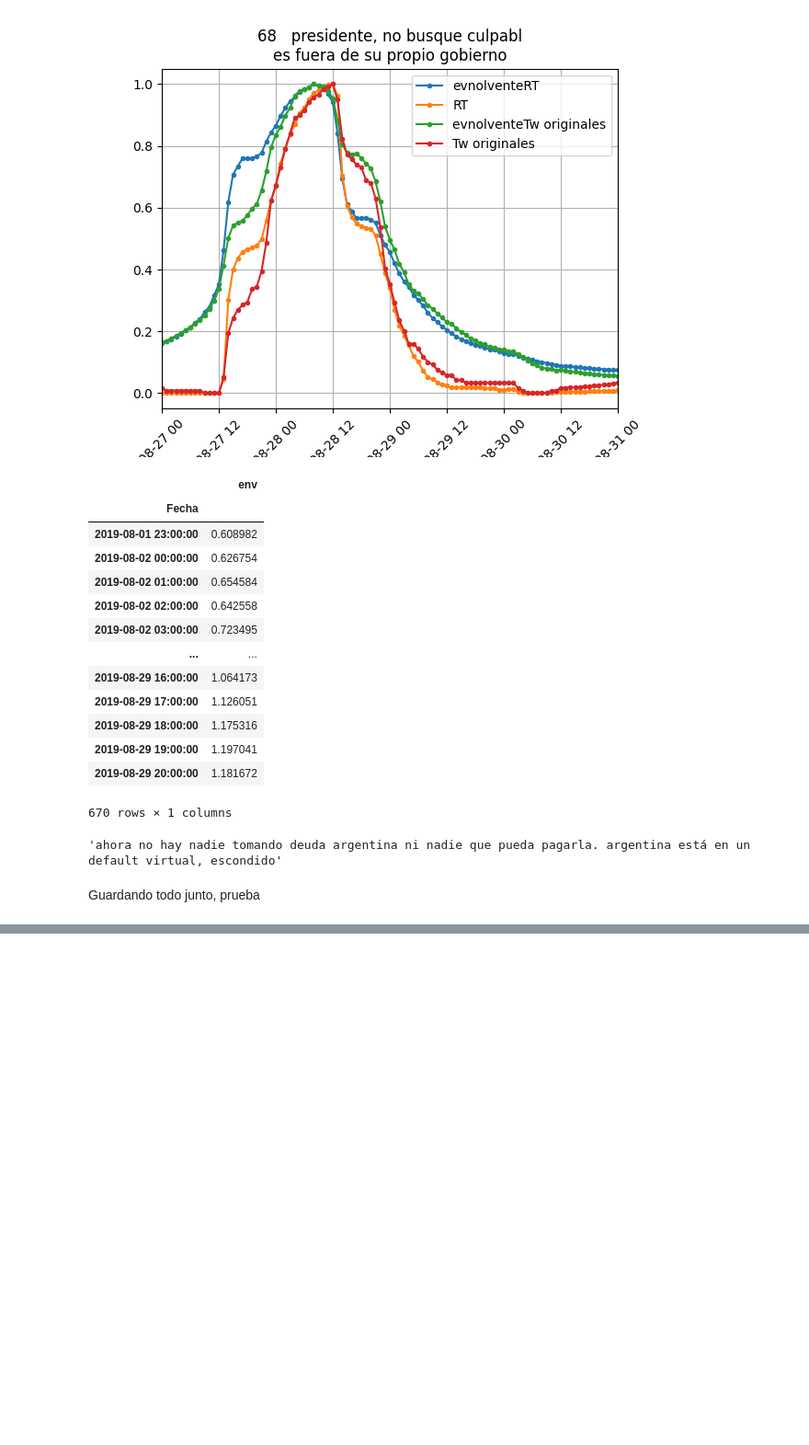
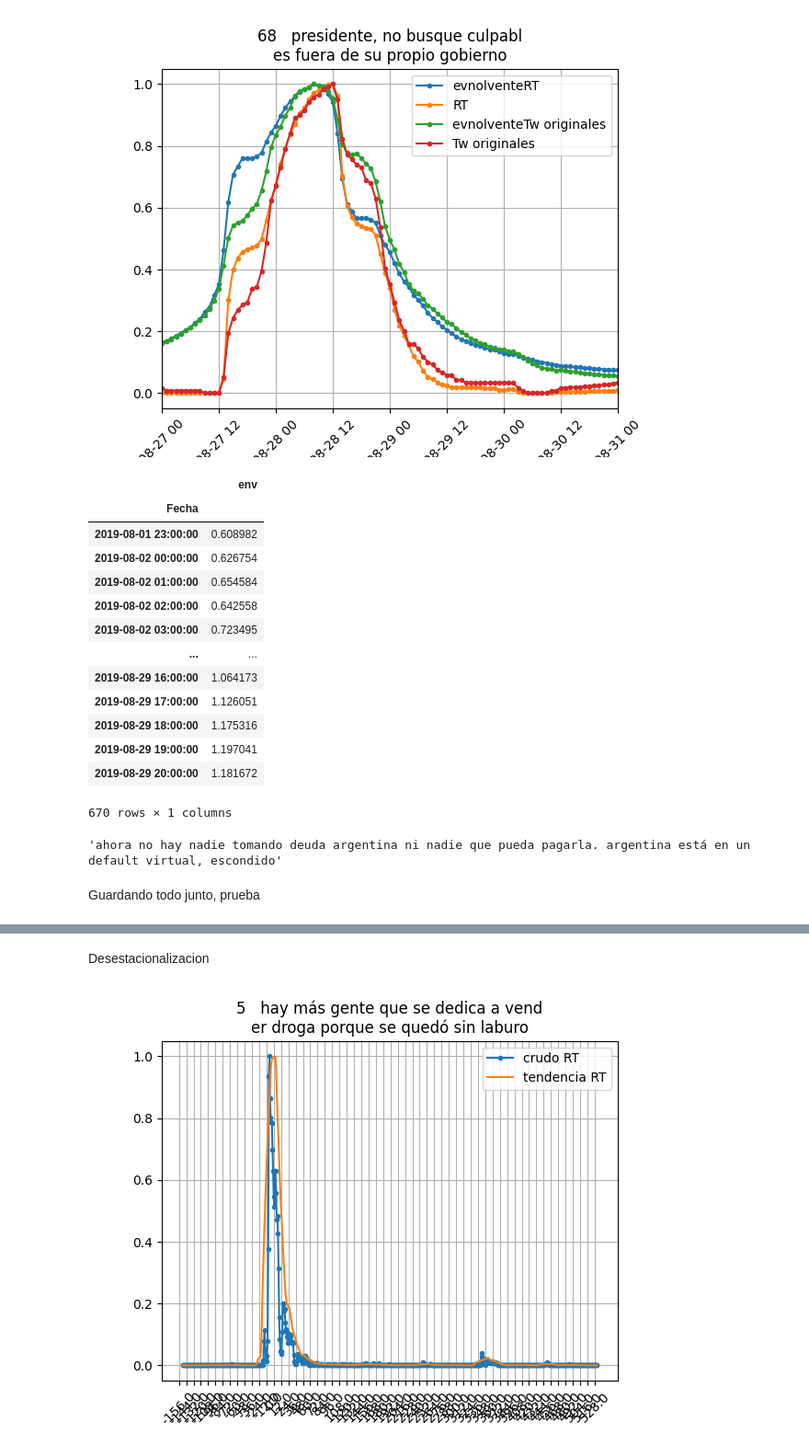
Before and after one commit to Ale-Mildiner/Tesis, a Jupyter notebook: Faiss_vect/Faiss_Series.ipynb, the cells around one changed output, grey strips where cells are left out. Shown at 92% size. Saved outputs shown, nothing was run; the diff lists cells and outputs as text; code cells hidden in the pictures; blank space fills up the shorter version.

Commit message:
agrego ids_2 y modficicacion de Faiss series

```diff
--- a/Faiss_vect/Faiss_Series.ipynb
+++ b/Faiss_vect/Faiss_Series.ipynb
@@ -10,4 +11,4 @@ from scipy.signal import hilbert
 # %%
-path =  'c:/Git_Proyects/Tesis/Faiss_vect/'
-citas = pk.load(open(path+'cita_media_cluster_august.pk', 'rb'))
+path =  'd:/Git_Proyects/Tesis/Faiss_vect/'
+citas = pk.load(open(path+'cita_media_cluster_october.pk', 'rb'))
 # %%
@@ -113,7 +131,8 @@ def graficar_y_guardar(list_df, citas, index):
 # %%
-path =  'c:/Git_Proyects/Tesis/Faiss_vect/'
-citas = pk.load(open(path+'cita_media_cluster_october.pk', 'rb'))
-archivos = os.listdir(path+'Tw_mas_RT_october')
+mes = 'october'
+path =  'd:/Git_Proyects/Tesis/Faiss_vect/'
+citas = pk.load(open(path+f'cita_media_cluster_{mes}.pk', 'rb'))
+archivos = os.listdir(path+f'Tw_mas_RT_{mes}')
 
 for archivo in archivos:
 
@@ -121,7 +140,7 @@ for archivo in archivos:
     coincidencia = patron.search(archivo)
     index = coincidencia.group(1)
 
-    df_clus_completo = pd.read_csv(path+'Tw_mas_RT_october/'+archivo)
+    df_clus_completo = pd.read_csv(path+f'Tw_mas_RT_{mes}/'+archivo)
     df_clus_completo['Fecha'] = pd.to_datetime(df_clus_completo['Fecha'], format='%a %b %d %H:%M:%S +0000 %Y')
     df_clus_completo['HorasDesdeInicio'] = (df_clus_completo['Fecha'] - df_clus_completo['Fecha'].min()).dt.total_seconds() / 3600
 
@@ -132,4 +151,4 @@ for archivo in archivos:
 
     df_categoria = [df_categoria_true, df_categoria_false]
     labels = ['RT', 'Tw originales']
-    graficar_y_guardar(df_categoria, citas, int(index))
+    graficar_y_guardar(df_categoria, citas, int(index), df_clus_completo)
@@ -135,0 +176,51 @@ for archivo in archivos:
+# %% [markdown]
+Desestacionalizacion
+# %%
+from statsmodels.tsa.seasonal import seasonal_decompose
+
+%matplotlib widget
+index = 5
+df_clus_completo = pd.read_csv(path+f'Tw_mas_RT_october/RT_Tw_cluster_{index}.csv')
+df_clus_completo['Fecha'] = pd.to_datetime(df_clus_completo['Fecha'], format='%a %b %d %H:%M:%S +0000 %Y')
+df_clus_completo['HorasDesdeInicio'] = (df_clus_completo['Fecha'] - df_clus_completo['Fecha'].min()).dt.total_seconds() / 3600
+
+categoria = 'RT'
+
+df_categoria_true = df_clus_completo[df_clus_completo[categoria] == True]
+df_categoria_false = df_clus_completo[df_clus_completo[categoria] == False]
+
+df_categoria = [df_categoria_true, df_categoria_false]
+labels = ['RT', 'Tw originales']
+plt.figure()
+firstpart, secondpart = citas[index][:len(citas[index])//2], citas[index][len(citas[index])//2:]
+plt.title(str(index)+'   ' + firstpart+'\n'+secondpart)
+for i, df1 in enumerate(df_categoria):
+    df = df1.copy()
+    df_index = df.set_index('Fecha')
+    df_count_hora = df_index.resample('1H').count()
+
+    df_suavizado = df_count_hora.rolling('1D', center = True).mean()
+    result = seasonal_decompose(df_count_hora['Tweets'], model='additive')
+    trend = result.trend.fillna(0)
+    plt.plot(df_count_hora.index, df_count_hora['Tweets']/max(df_count_hora['Tweets']), label = 'crudo '+str(labels[i]), marker = '.') #Test comparation
+    plt.plot(trend/max(trend), label = 'tendencia ' + labels[i])
+
+    #plt.plot(df_suavizado.index, df_suavizado['Tweets']/max(df_suavizado['Tweets']), label = labels[i], marker = '.', linestyle = 'solid')
+    #plt.plot(df_suavizado_2.index, df_suavizado_2['Tweets'], label = 'filltro ewp', marker = '.', linestyle = 'solid', color = 'k')
+    #plt.xticks(pd.date_range(start=df_clus_completo['Fecha'].min(), end=df_clus_completo['Fecha'].max(), freq='12H')
+#           , labels= (np.arange(df_clus_completo['HorasDesdeInicio'].min(), df_clus_completo['HorasDesdeInicio'].max(), 12)-336))
+    if i ==0:
+        break
+plt.xticks(pd.date_range(start=df_clus_completo['Fecha'].min(), end=df_clus_completo['Fecha'].max(), freq='12H'))
+plt.xticks(pd.date_range(start=df_clus_completo['Fecha'].min(), end=df_clus_completo['Fecha'].max(), freq='12H')
+           , labels= (np.arange(df_clus_completo['HorasDesdeInicio'].min(), df_clus_completo['HorasDesdeInicio'].max(), 12)-165))
+plt.legend()
+plt.grid(0.7)
+plt.xticks(rotation=45)
+fecha_inicio = pd.to_datetime('2019-08-27')
+fecha_fin = pd.to_datetime('2019-08-31')
+#plt.xlim([fecha_inicio, fecha_fin])
+#plt.savefig(path+f'imagenes_agosto/serie_{index}.png')
+plt.show()
+# %% [output]
+[figure, added]
```
Also changed, not shown: parts of 10 cells of this notebook, 2 other files.
